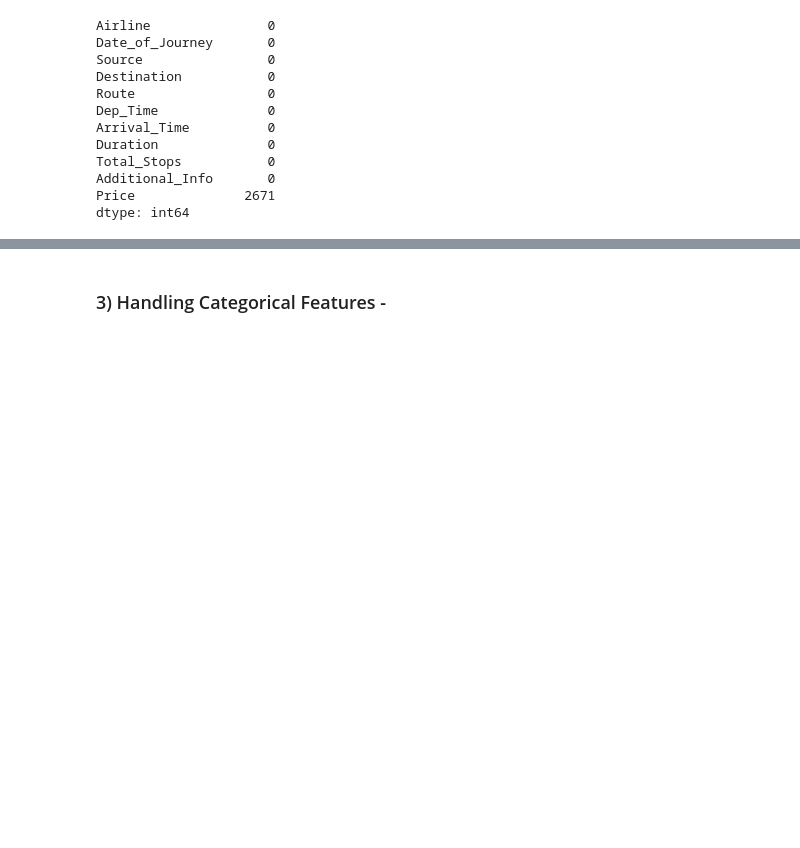
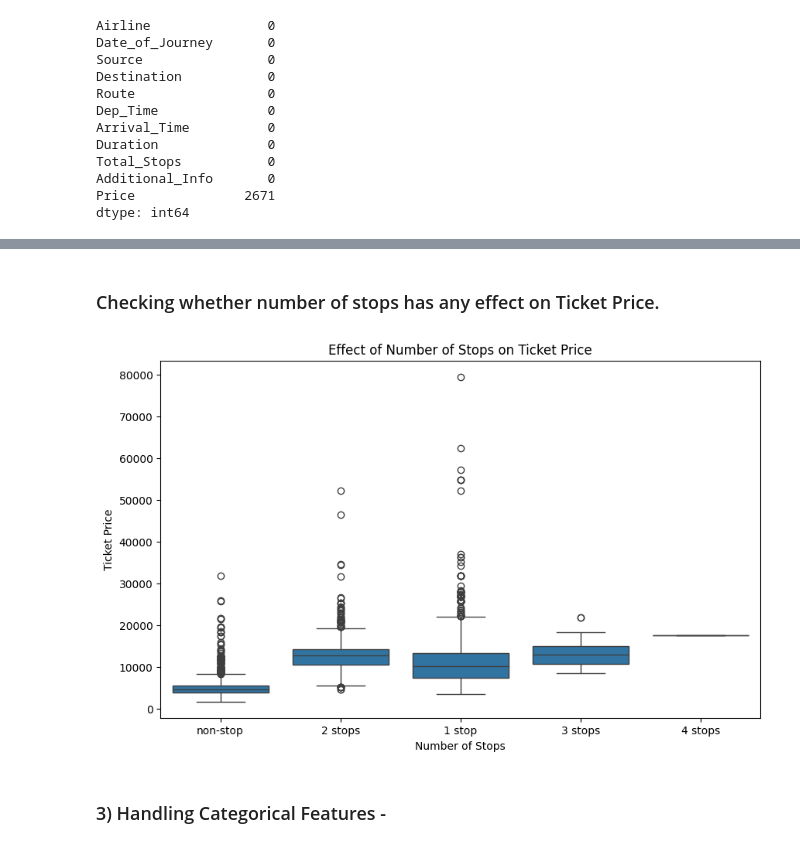
Before and after one commit to Suraj3571/Flight-Price-Prediction-Project, a Jupyter notebook: notebook/EDA.ipynb, the cells around one changed output, grey strips where cells are left out. Saved outputs shown, nothing was run; the diff lists cells and outputs as text; code cells hidden in the pictures; blank space fills up the shorter version.

```diff
--- a/notebook/EDA.ipynb
+++ b/notebook/EDA.ipynb
@@ -98,3 +172,14 @@ dtype: int64
+# %% [markdown]
+### Checking whether number of stops has any effect on Ticket Price.
+# %%
+plt.figure(figsize=(10, 6))
+sns.boxplot(x='Total_Stops', y='Price', data=final_data)
+plt.title('Effect of Number of Stops on Ticket Price')
+plt.xlabel('Number of Stops')
+plt.ylabel('Ticket Price')
+plt.show()
+# %% [output]
+[figure, added]
 # %% [markdown]
 ### 3) Handling Categorical Features -
 # %%
```
Also changed, not shown: parts of 19 cells of this notebook.
